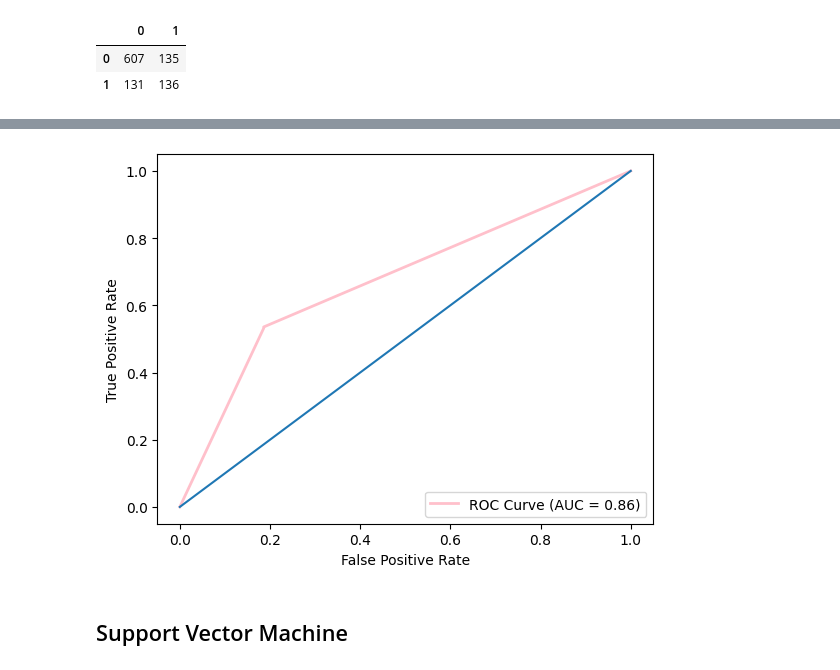
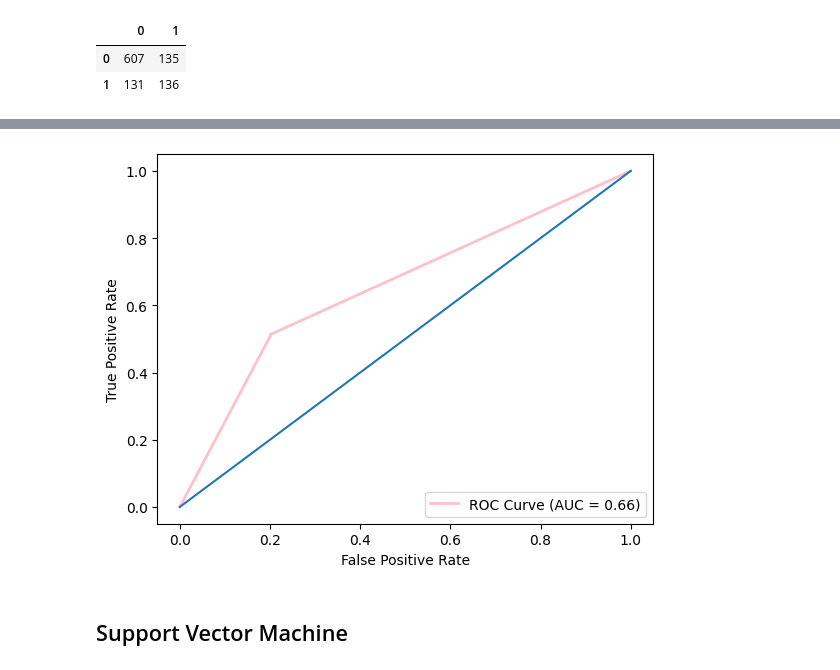
Before and after one commit to Baakwa/LP2_ML_Project, a Jupyter notebook: notebook.ipynb, the cells around one changed output, grey strips where cells are left out. Drawn from its saved outputs; the diff is of its cells as text; code cells hidden in the pictures.

```diff
--- a/notebook.ipynb
+++ b/notebook.ipynb
@@ -1670,17 +1688,17 @@ array([0., 0., 0., ..., 1., 1., 1.])
 # %%
 
 y_pred_prob = Decision_tree_balanced.predict_proba(x_test)[:, 1]
 fpr, tpr, threshold = roc_curve(y_test_encoded, y_pred_prob)
 DTree_roc_auc = auc(fpr, tpr)
 
-mplot.plot(fpr, tpr, color='pink', lw=2, label=f'ROC Curve (AUC = {SVM_roc_auc:.2f})')
+mplot.plot(fpr, tpr, color='pink', lw=2, label=f'ROC Curve (AUC = {DTree_roc_auc:.2f})')
 mplot.xlabel('False Positive Rate')
 mplot.ylabel('True Positive Rate')
 mplot.legend(loc = 'lower right')
 mplot.plot([0,1], [0,1])
 mplot.show()
 # %% [output]
-[figure, old version]
+[figure, new version]
 # %% [markdown]
 ## Support Vector Machine
 # %%
```
Also changed, not shown: parts of 43 cells of this notebook, 4 other files.
